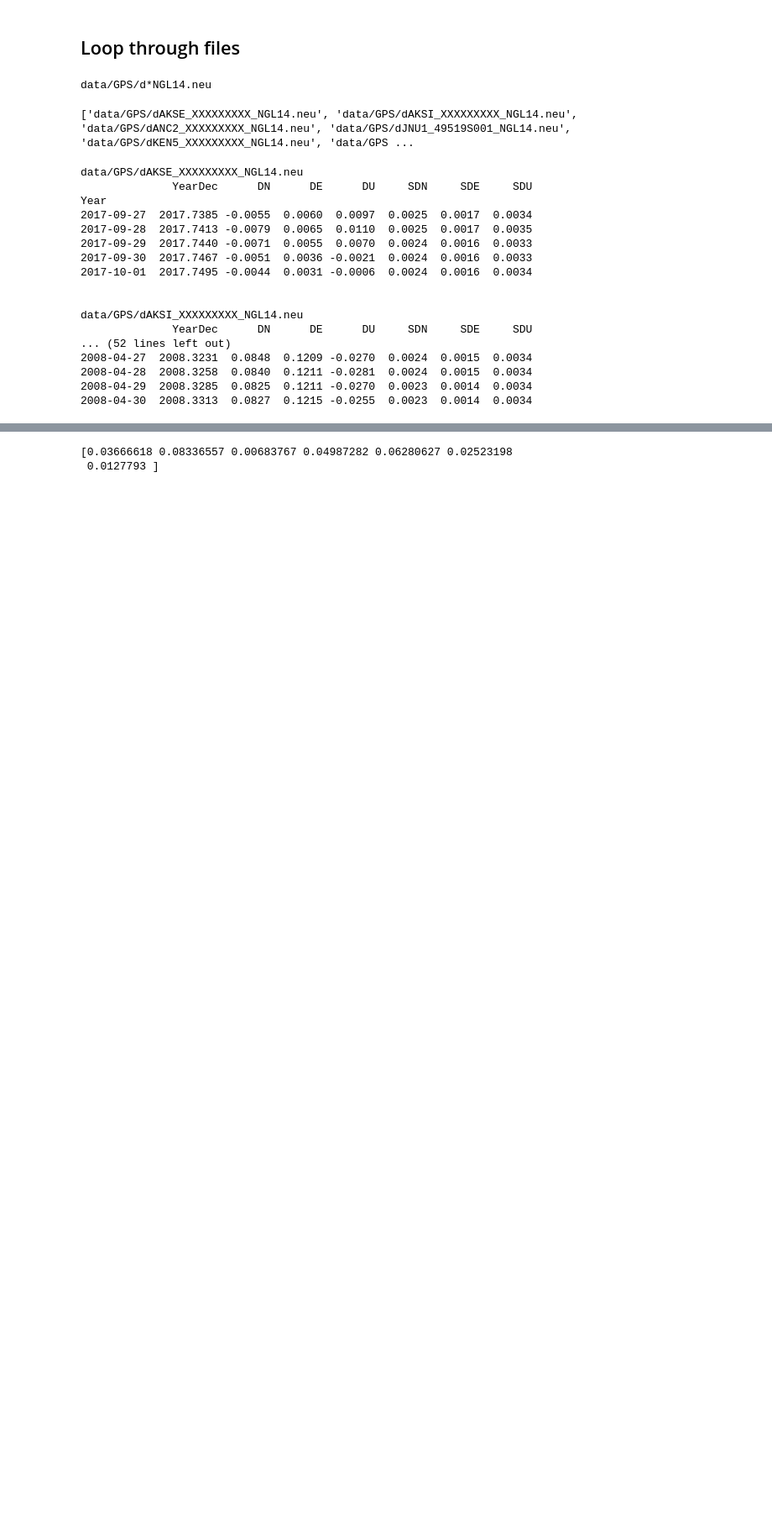
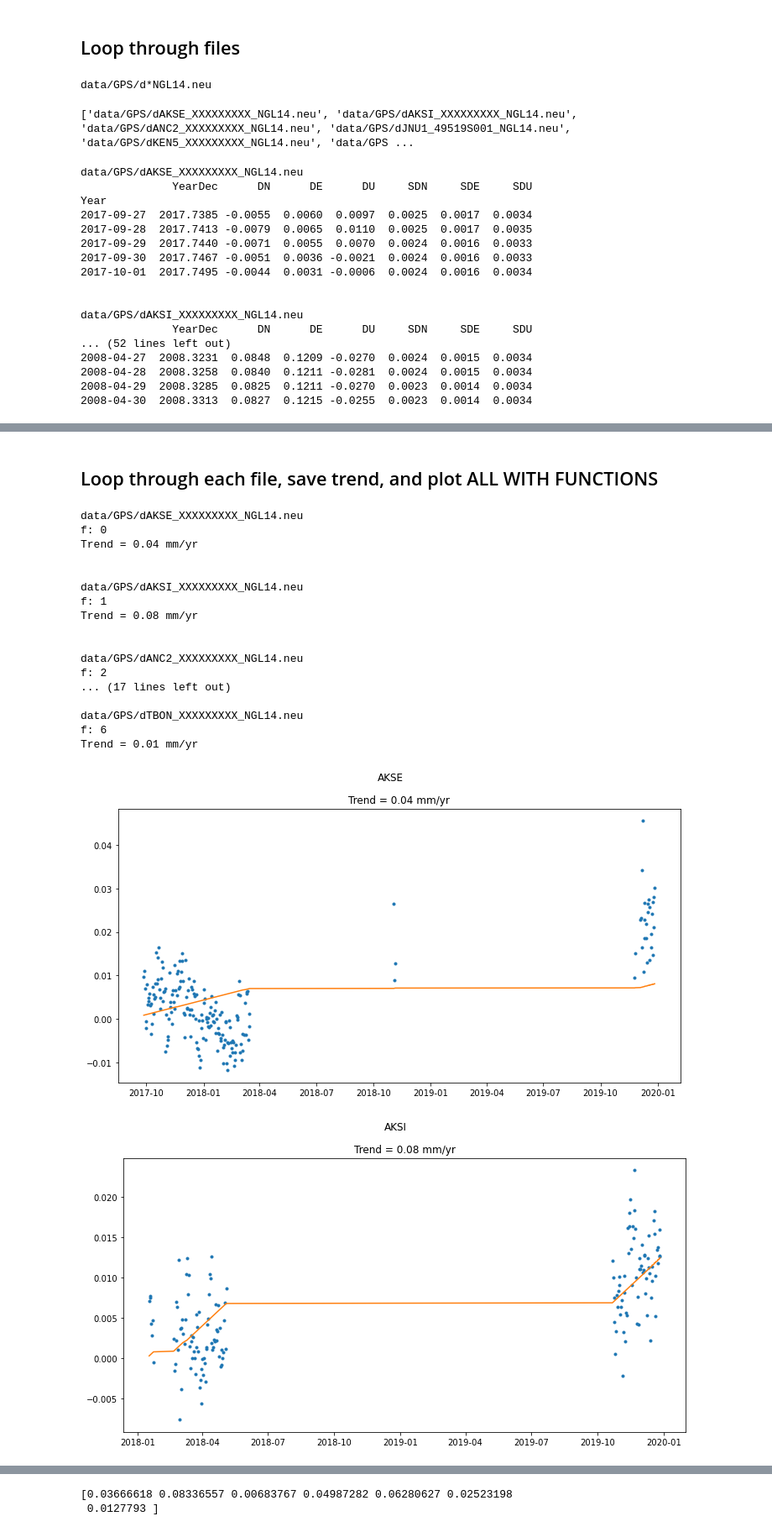
Before and after one commit to ldeo-arctictides/tidegauges-historical, a Jupyter notebook: example_read_GPS.ipynb, the cells around one changed output, grey strips where cells are left out. Shown at 84% size. Drawn from its saved outputs; the diff is of its cells as text; code cells hidden in the pictures; blank space fills up the shorter version.

```diff
--- a/example_read_GPS.ipynb
+++ b/example_read_GPS.ipynb
@@ -371,0 +338,47 @@ Trend = 0.00 mm/yr
+# %% [markdown]
+## Loop through each file, save trend, and plot ALL WITH FUNCTIONS
+# %%
+sonel_trend_array = np.full(np.shape(filenames)[0], np.nan)
+site_name_array = []
+
+
+for f, filepath in enumerate(filenames):
+    print(f'\n\n{filepath}')
+    print(f'f: {f}')
+    ## ToDo - extract and keep other important thing about each site from the file...Lat/Lon, name, etc.
+
+    # Read in data
+    df = read_GPS_SONEL(filepath)
+
+    # Get trend using linear regression
+    res = test_calc_OLS(df, 'DU')
+    sonel_trend_array[f] = res.params.x1
+
+    # Save site name
+    site_name_array.append(filepath[-24:-20])
+
+    print(f"Trend = {sonel_trend_array[f] * 1000:.2f} mm/yr")
+#     print(res.summary())
+
+    # Make Plot
+    test_plot_OLS(df, res, filepath[-24:-20], 'DU')
+# %% [output]
+data/GPS/dAKSE_XXXXXXXXX_NGL14.neu
+f: 0
+Trend = 0.04 mm/yr
+
+
+data/GPS/dAKSI_XXXXXXXXX_NGL14.neu
+f: 1
+Trend = 0.08 mm/yr
+
+
+data/GPS/dANC2_XXXXXXXXX_NGL14.neu
+f: 2
+... (17 lines left out)
+
+data/GPS/dTBON_XXXXXXXXX_NGL14.neu
+f: 6
+Trend = 0.01 mm/yr
+[figure, added]
+[figure, added]
```
Also changed, not shown: parts of 4 cells of this notebook, 8 other files.
